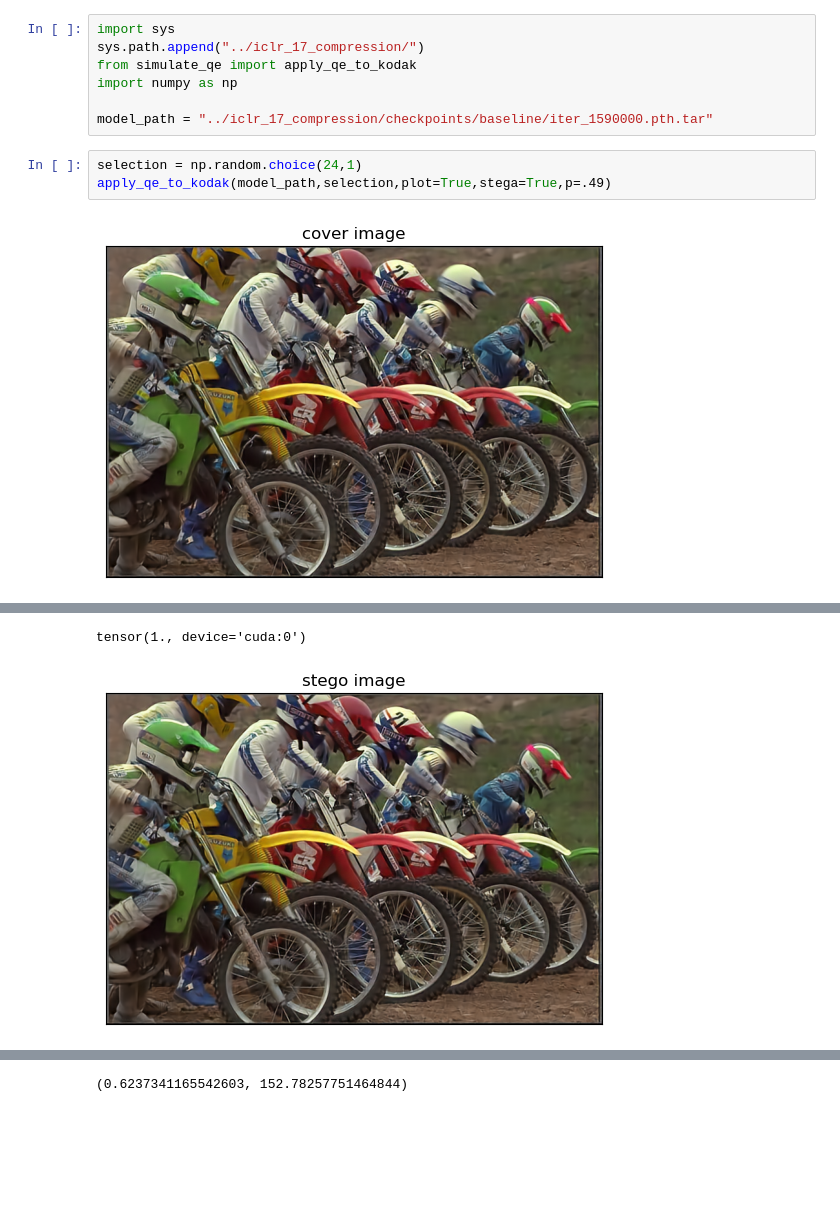
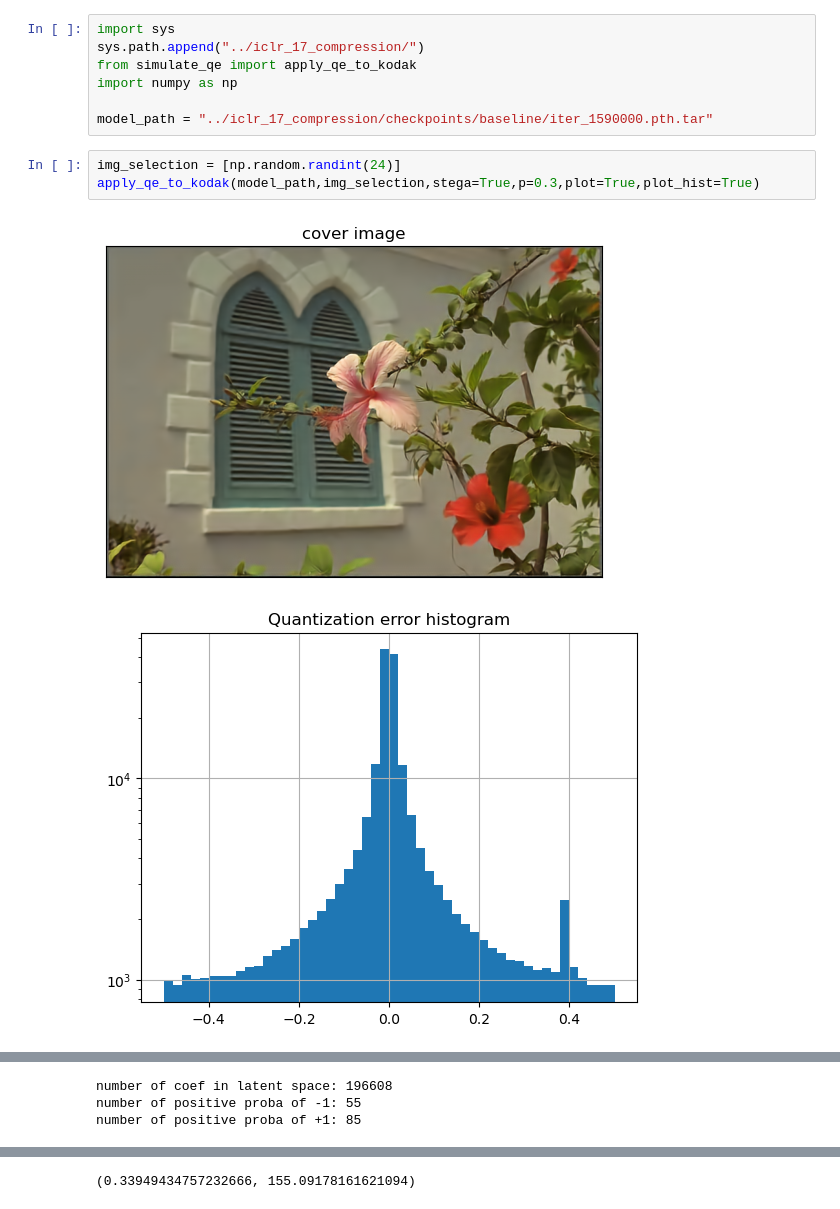
Before and after one commit to LucasSLD/steganography, a Jupyter notebook: quantization_error/demo.ipynb, the cells around one changed output, grey strips where cells are left out. Drawn from its saved outputs; the diff is of its cells as text; blank space fills up the shorter version.

```diff
--- a/quantization_error/demo.ipynb
+++ b/quantization_error/demo.ipynb
@@ -9,7 +9,8 @@ import numpy as np
 
 model_path = "../iclr_17_compression/checkpoints/baseline/iter_1590000.pth.tar"
 # %%
-selection = np.random.choice(24,1)
-apply_qe_to_kodak(model_path,selection,plot=True,stega=True,p=.49)
+img_selection = [np.random.randint(24)]
+apply_qe_to_kodak(model_path,img_selection,stega=True,p=0.3,plot=True,plot_hist=True)
 # %% [output]
-[figure, old version]
+[figure, new version]
+[figure, new version]
@@ -16,2 +19,3 @@ apply_qe_to_kodak(model_path,selection,plot=True,stega=True,p=.49)
-tensor(1., device='cuda:0')
+number of coef in latent space: 196608
+number of positive proba of -1: 55
+number of positive proba of +1: 85
-[figure, old version]
@@ -18 +23 @@ tensor(1., device='cuda:0')
-(0.6237341165542603, 152.78257751464844)
+(0.33949434757232666, 155.09178161621094)
```
Also changed, not shown: parts of 3 cells of this notebook, 2 other files.
